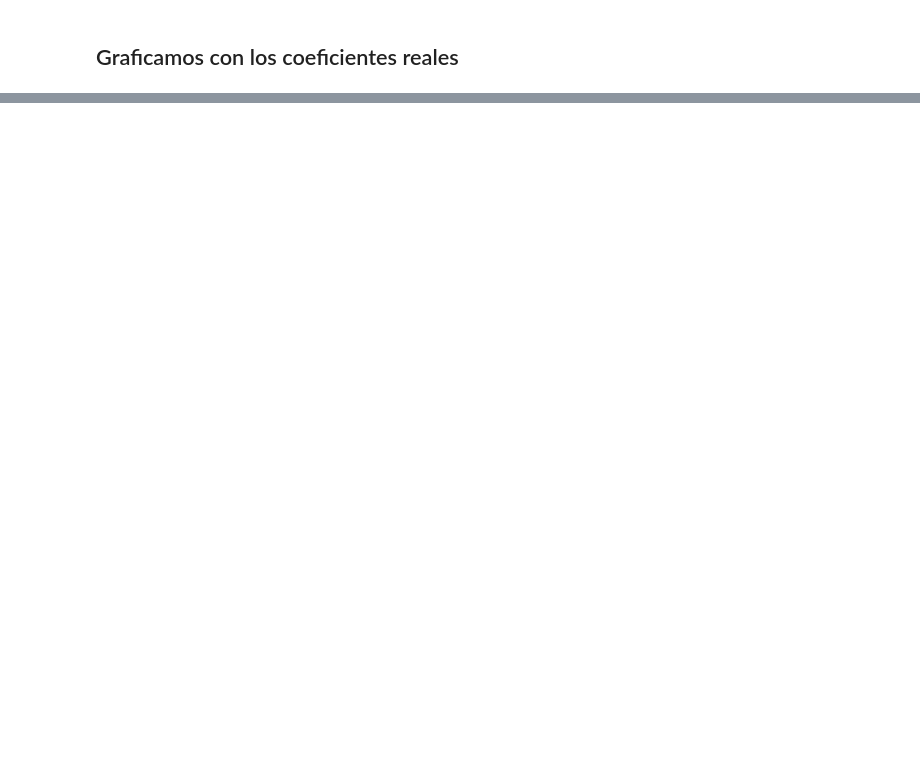
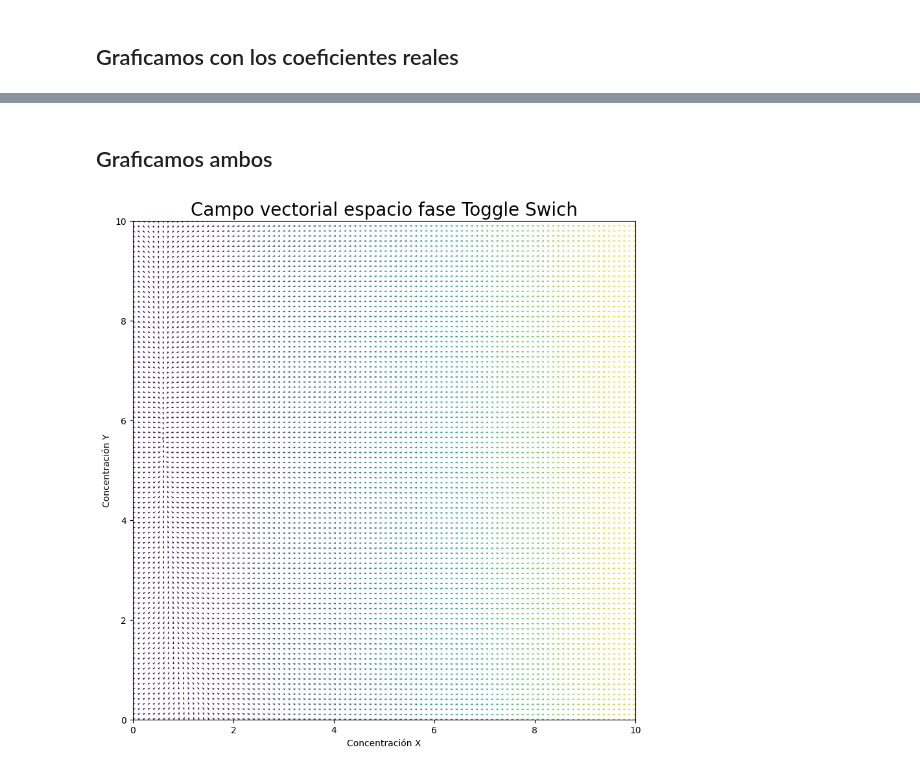
Before and after one commit to RafaSanCed/Tesis-Maestria, a Jupyter notebook: Creación de redes neuronales/Redes 100,200/Redes densas/Campos vectoriales 100.ipynb, the cells around one changed output, grey strips where cells are left out. Drawn from its saved outputs; the diff is of its cells as text; code cells hidden in the pictures; blank space fills up the shorter version.

```diff
--- a/Creación de redes neuronales/Redes 100,200/Redes densas/Campos vectoriales 100.ipynb
+++ b/Creación de redes neuronales/Redes 100,200/Redes densas/Campos vectoriales 100.ipynb
@@ -569,0 +403,20 @@ Text(0, 0.5, 'Concentración Y')
+# %% [markdown]
+## Graficamos ambos
+# %%
+fig, ax = plt.subplots(figsize=(10, 10))
+
+# Primero graficamos la predicción, que debería ser más clara (alpha < 1)
+Q = ax.quiver(Y1, Y2, upred, vpred, Mpred, angles='xy', alpha=0.5)
+
+# Luego, graficamos los datos originales, que serán más oscuros (alpha = 1)
+Q1 = ax.quiver(Y1, Y2, u, v, M, angles='xy', alpha=1)
+
+ax.set_title('Campo vectorial espacio fase Toggle Swich', fontsize=20)
+ax.set_xlim([0, 10])
+ax.set_ylim([0, 10])
+ax.set_xlabel('Concentración X')
+ax.set_ylabel('Concentración Y')
+
+plt.show()
+# %% [output]
+[figure, added]
```
Also changed, not shown: parts of 23 cells of this notebook, 5 other files.
